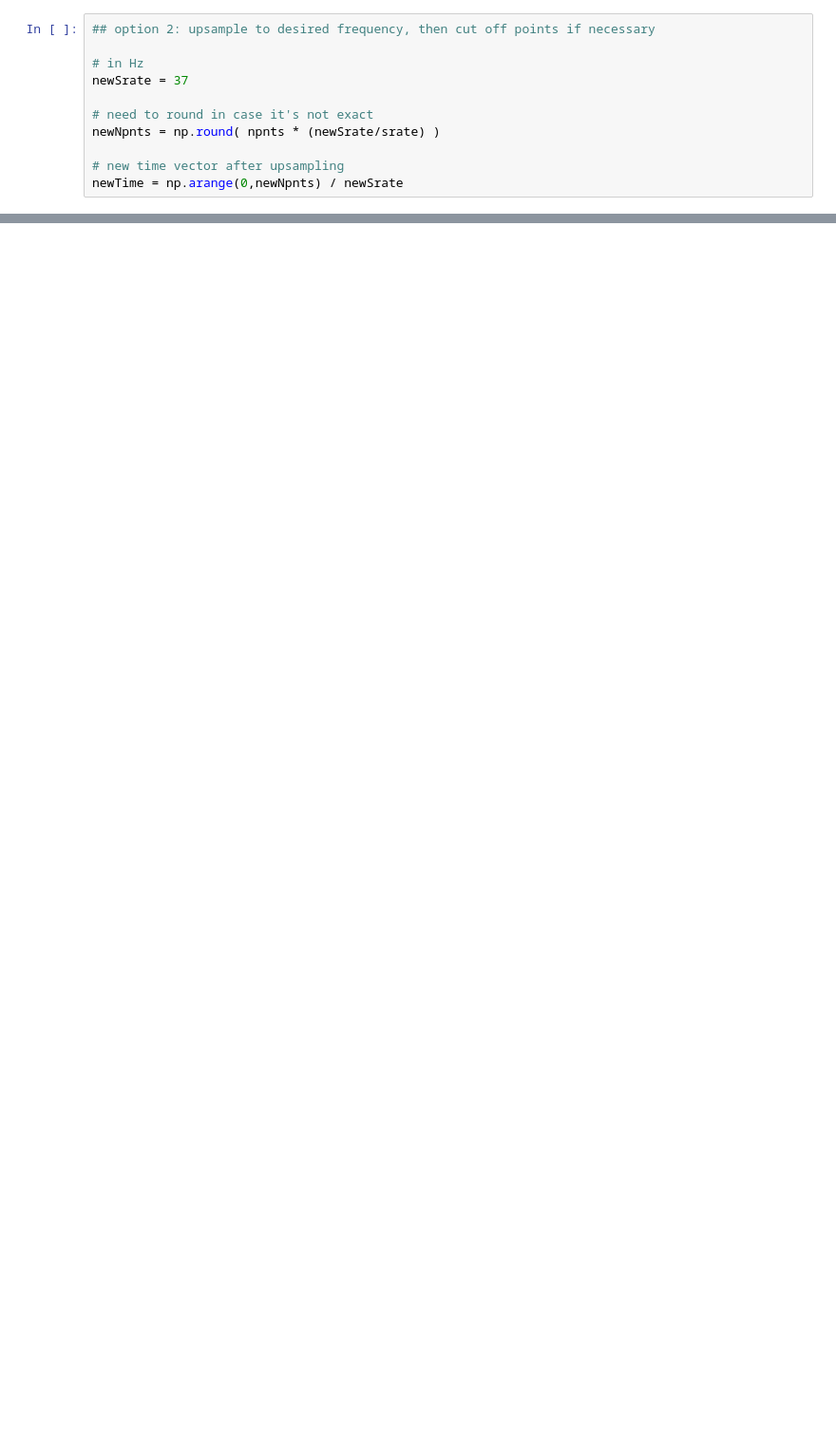
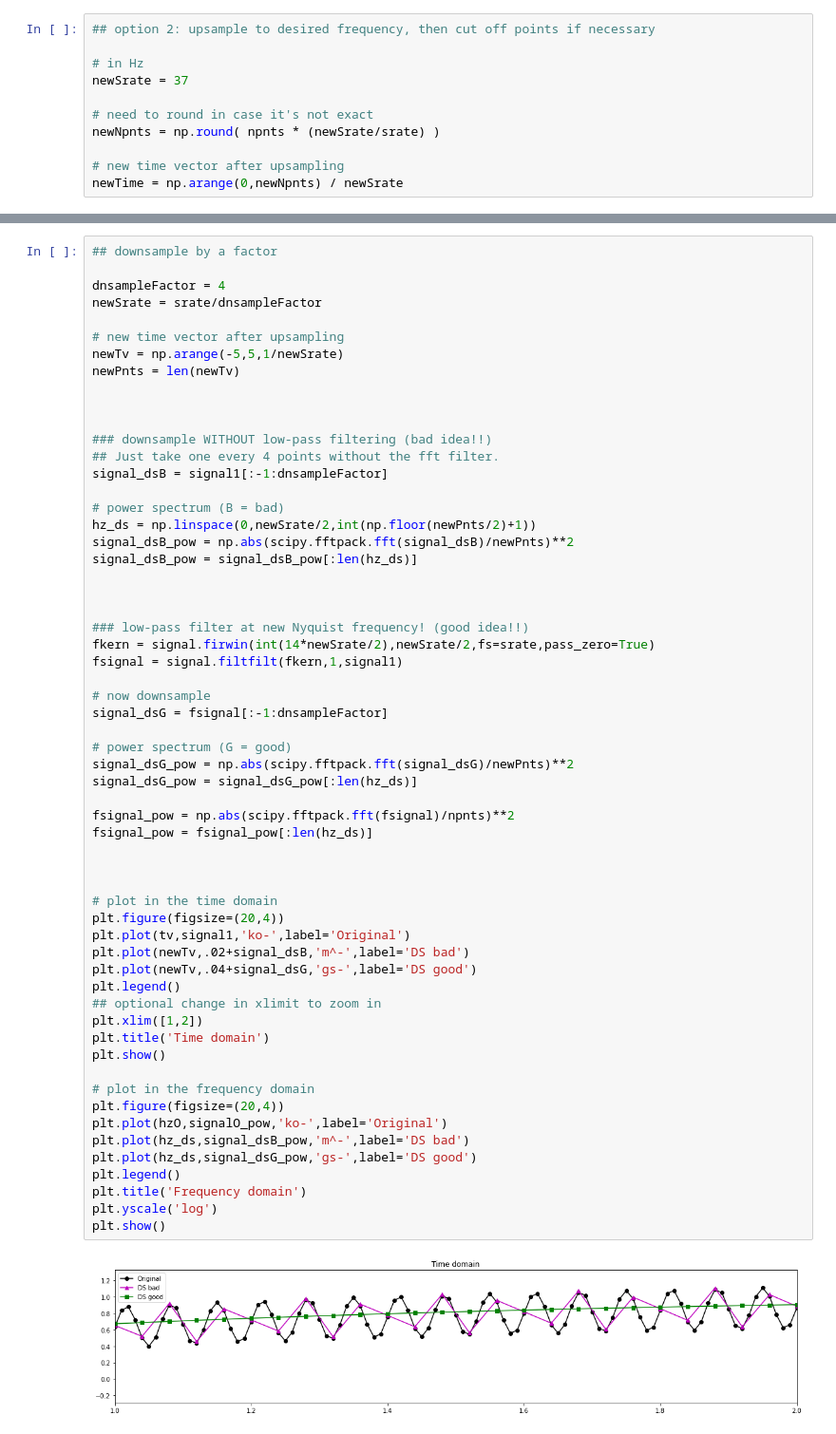
Before and after one commit to flacout/SignalProcessingCourse, a Jupyter notebook: 8-resample/sigprocMXC_resample.ipynb, the cells around one changed output, grey strips where cells are left out. Shown at 95% size. Saved outputs shown, nothing was run; the diff lists cells and outputs as text; blank space fills up the shorter version.

```diff
--- a/8-resample/sigprocMXC_resample.ipynb
+++ b/8-resample/sigprocMXC_resample.ipynb
@@ -548,0 +162,61 @@ plt.show()
+# %%
+## downsample by a factor
+
+dnsampleFactor = 4
+newSrate = srate/dnsampleFactor
+
+# new time vector after upsampling
+newTv = np.arange(-5,5,1/newSrate)
+newPnts = len(newTv)
+
+
+
+### downsample WITHOUT low-pass filtering (bad idea!!)
+## Just take one every 4 points without the fft filter.
+signal_dsB = signal1[:-1:dnsampleFactor]
+
+# power spectrum (B = bad)
+hz_ds = np.linspace(0,newSrate/2,int(np.floor(newPnts/2)+1))
+signal_dsB_pow = np.abs(scipy.fftpack.fft(signal_dsB)/newPnts)**2
+signal_dsB_pow = signal_dsB_pow[:len(hz_ds)]
+
+
+
+### low-pass filter at new Nyquist frequency! (good idea!!)
+fkern = signal.firwin(int(14*newSrate/2),newSrate/2,fs=srate,pass_zero=True)
+fsignal = signal.filtfilt(fkern,1,signal1)
+
+# now downsample
+signal_dsG = fsignal[:-1:dnsampleFactor]
+
+# power spectrum (G = good)
+signal_dsG_pow = np.abs(scipy.fftpack.fft(signal_dsG)/newPnts)**2
+signal_dsG_pow = signal_dsG_pow[:len(hz_ds)]
+
+fsignal_pow = np.abs(scipy.fftpack.fft(fsignal)/npnts)**2
+fsignal_pow = fsignal_pow[:len(hz_ds)]
+
+
+
+# plot in the time domain
+plt.figure(figsize=(20,4))
+plt.plot(tv,signal1,'ko-',label='Original')
+plt.plot(newTv,.02+signal_dsB,'m^-',label='DS bad')
+plt.plot(newTv,.04+signal_dsG,'gs-',label='DS good')
+plt.legend()
+## optional change in xlimit to zoom in
+plt.xlim([1,2])
+plt.title('Time domain')
+plt.show()
+
+# plot in the frequency domain
+plt.figure(figsize=(20,4))
+plt.plot(hzO,signalO_pow,'ko-',label='Original')
+plt.plot(hz_ds,signal_dsB_pow,'m^-',label='DS bad')
+plt.plot(hz_ds,signal_dsG_pow,'gs-',label='DS good')
+plt.legend()
+plt.title('Frequency domain')
+plt.yscale('log')
+plt.show()
+# %% [output]
+[figure, added]
```
Also changed, not shown: parts of 58 cells of this notebook.
